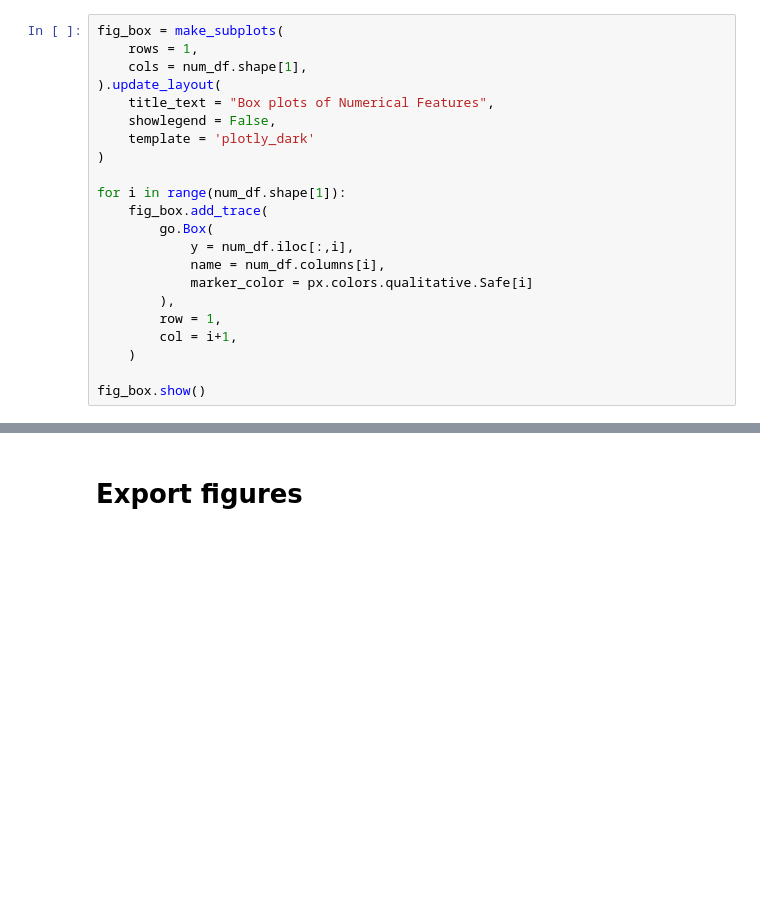
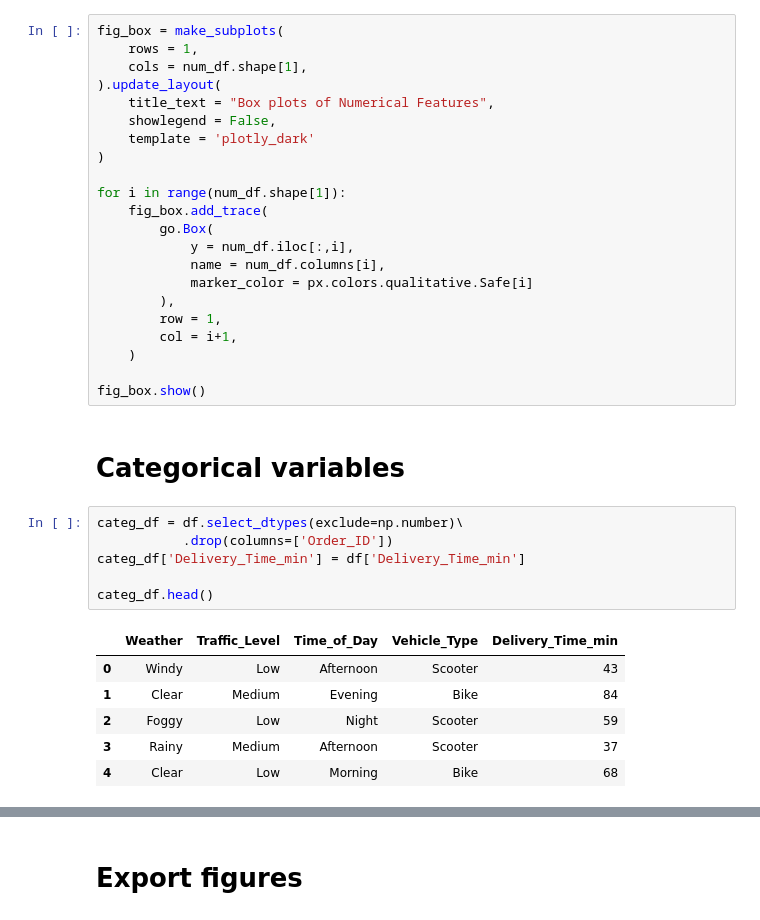
Before and after one commit to ElizabethAndriano/operational-intelligence-in-urban-logistics, a Jupyter notebook: model_pipeline/EDA.ipynb, the cells around one changed output, grey strips where cells are left out. Cells and saved outputs as stored; diff of their text form; blank space fills up the shorter version.

Commit message:
Categorical features exploration for EDA

```diff
--- a/model_pipeline/EDA.ipynb
+++ b/model_pipeline/EDA.ipynb
@@ -171,3 +172,18 @@ for i in range(num_df.shape[1]):
     )
 
 fig_box.show()
+# %% [markdown]
+# Categorical variables
+# %%
+categ_df = df.select_dtypes(exclude=np.number)\
+           .drop(columns=['Order_ID'])
+categ_df['Delivery_Time_min'] = df['Delivery_Time_min']
+
+categ_df.head()
+# %% [output]
+|  | Weather | Traffic_Level | Time_of_Day | Vehicle_Type | Delivery_Time_min |
+| 0 | Windy | Low | Afternoon | Scooter | 43 |
+| 1 | Clear | Medium | Evening | Bike | 84 |
+| 2 | Foggy | Low | Night | Scooter | 59 |
+| 3 | Rainy | Medium | Afternoon | Scooter | 37 |
+| 4 | Clear | Low | Morning | Bike | 68 |
```
Also changed, not shown: parts of 5 cells of this notebook, 4 other files.
